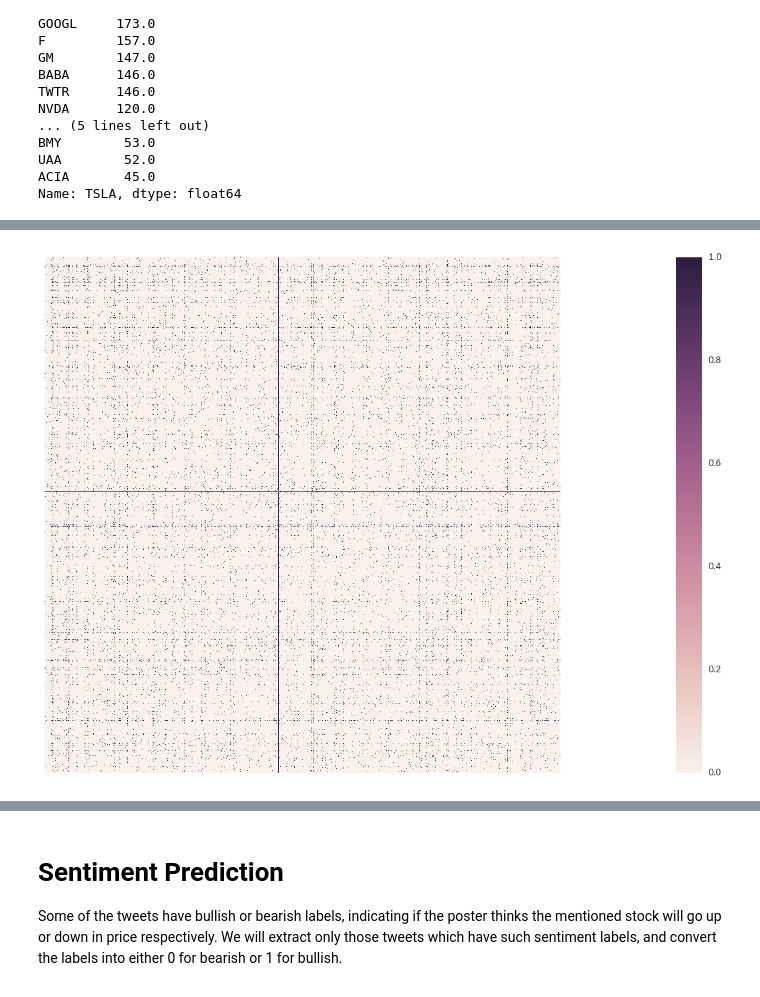
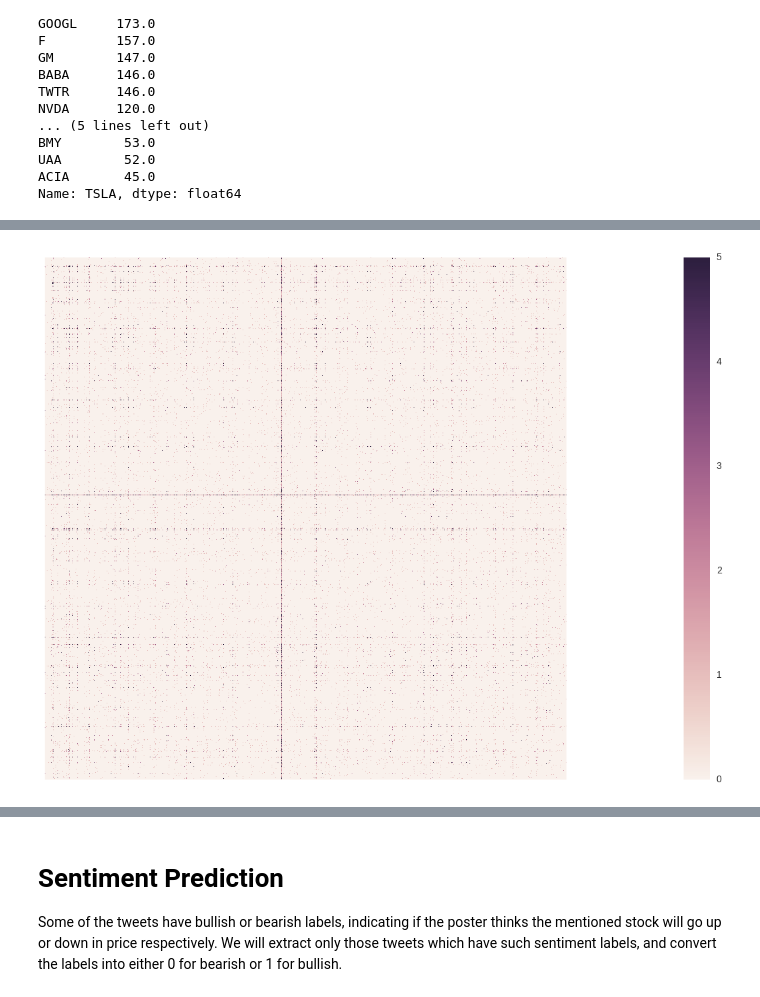
Before and after one commit to Frank-node/stocktwits_analysis, a Jupyter notebook: stocktwits_analysis.ipynb, the cells around one changed output, grey strips where cells are left out. Cells and saved outputs as stored; diff of their text form; code cells hidden in the pictures.

```diff
--- a/stocktwits_analysis.ipynb
+++ b/stocktwits_analysis.ipynb
@@ -359,5 +379,5 @@ Name: TSLA, dtype: float64
 # %%
 plt.figure(figsize=(45,10))
-sns.heatmap(co, xticklabels=False, vmin=0, vmax=1, yticklabels=False, square=True);
+sns.heatmap(co, xticklabels=False, vmin=0, vmax=5, yticklabels=False, square=True);
 # %% [output]
-[figure, old version]
+[figure, new version]
```
Also changed, not shown: parts of 16 cells of this notebook.
